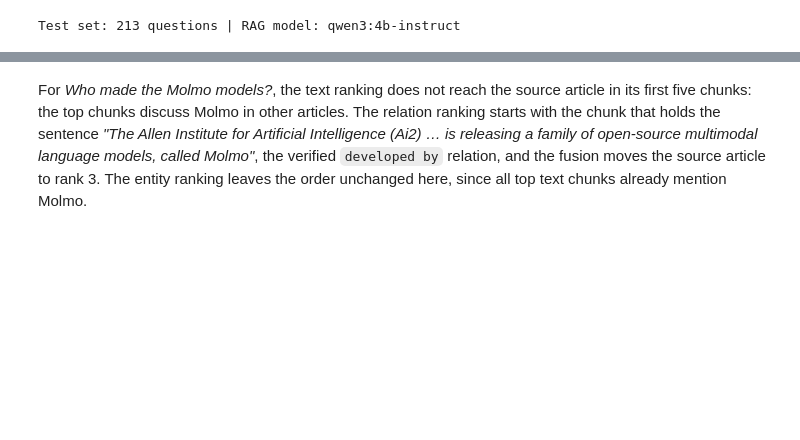
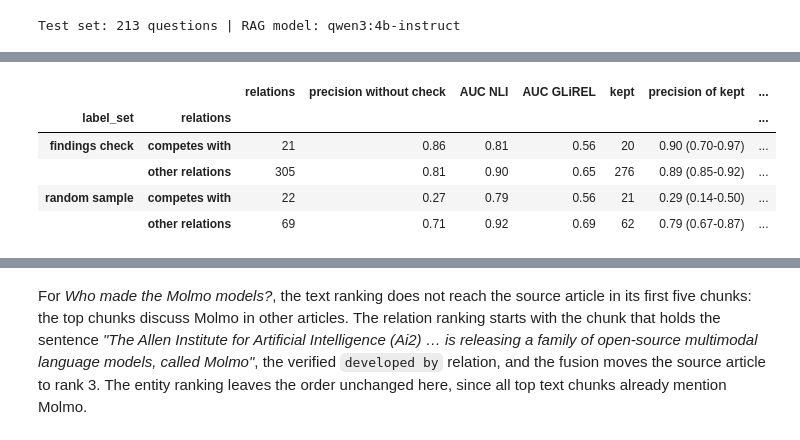
Before and after one commit to jihyeon26/computational-language-technology-hs26, a Jupyter notebook: stage3/work_packages/stage3_wp2_graph_rag.ipynb, the cells around one changed output, grey strips where cells are left out. Drawn from its saved outputs; the diff is of its cells as text; code cells hidden in the pictures; blank space fills up the shorter version.

```diff
--- a/stage3/work_packages/stage3_wp2_graph_rag.ipynb
+++ b/stage3/work_packages/stage3_wp2_graph_rag.ipynb
@@ -90,0 +195,25 @@ Test set: 213 questions | RAG model: qwen3:4b-instruct
+# %%
+glirel_mean = pool.groupby("key")["glirel_score"].mean()
+decided = labels[labels["label"].isin(["TRUE", "FALSE"])].merge(edge_support, on="key", how="left", validate="many_to_one")
+decided["is_true"], decided["kept"] = decided["label"].eq("TRUE"), decided["support_status"].eq("supported")
+decided["relations"] = np.where(decided["predicate"].eq("competes with"), "competes with", "other relations")
+
+def agreement_row(group):
+    y, kept = group["is_true"], group["kept"]
+    tp = int((y & kept).sum())
+    low, high = wilson(tp, int(kept.sum()))
+    return pd.Series({"relations": len(group), "precision without check": round(y.mean(), 2),
+                      "AUC NLI": round(roc_auc_score(y, group["support_max"]), 2),
+                      "AUC GLiREL": round(roc_auc_score(y, group["key"].map(glirel_mean)), 2),
+                      "kept": int(kept.sum()), "precision of kept": f"{tp / kept.sum():.2f} ({low:.2f}-{high:.2f})",
+                      "correct relations kept": f"{tp} / {int(y.sum())}"})
+
+agreement = decided.groupby(["label_set", "relations"]).apply(agreement_row, include_groups=False)
+display(agreement)
+# %% [output]
+|  |  | relations | precision without check | AUC NLI | AUC GLiREL | kept | precision of kept | ... |
+| label_set | relations |  |  |  |  |  |  | ... |
+| findings check | competes with | 21 | 0.86 | 0.81 | 0.56 | 20 | 0.90 (0.70-0.97) | ... |
+|  | other relations | 305 | 0.81 | 0.90 | 0.65 | 276 | 0.89 (0.85-0.92) | ... |
+| random sample | competes with | 22 | 0.27 | 0.79 | 0.56 | 21 | 0.29 (0.14-0.50) | ... |
+|  | other relations | 69 | 0.71 | 0.92 | 0.69 | 62 | 0.79 (0.67-0.87) | ... |
```
Also changed, not shown: parts of 46 cells of this notebook, 11 other files.
